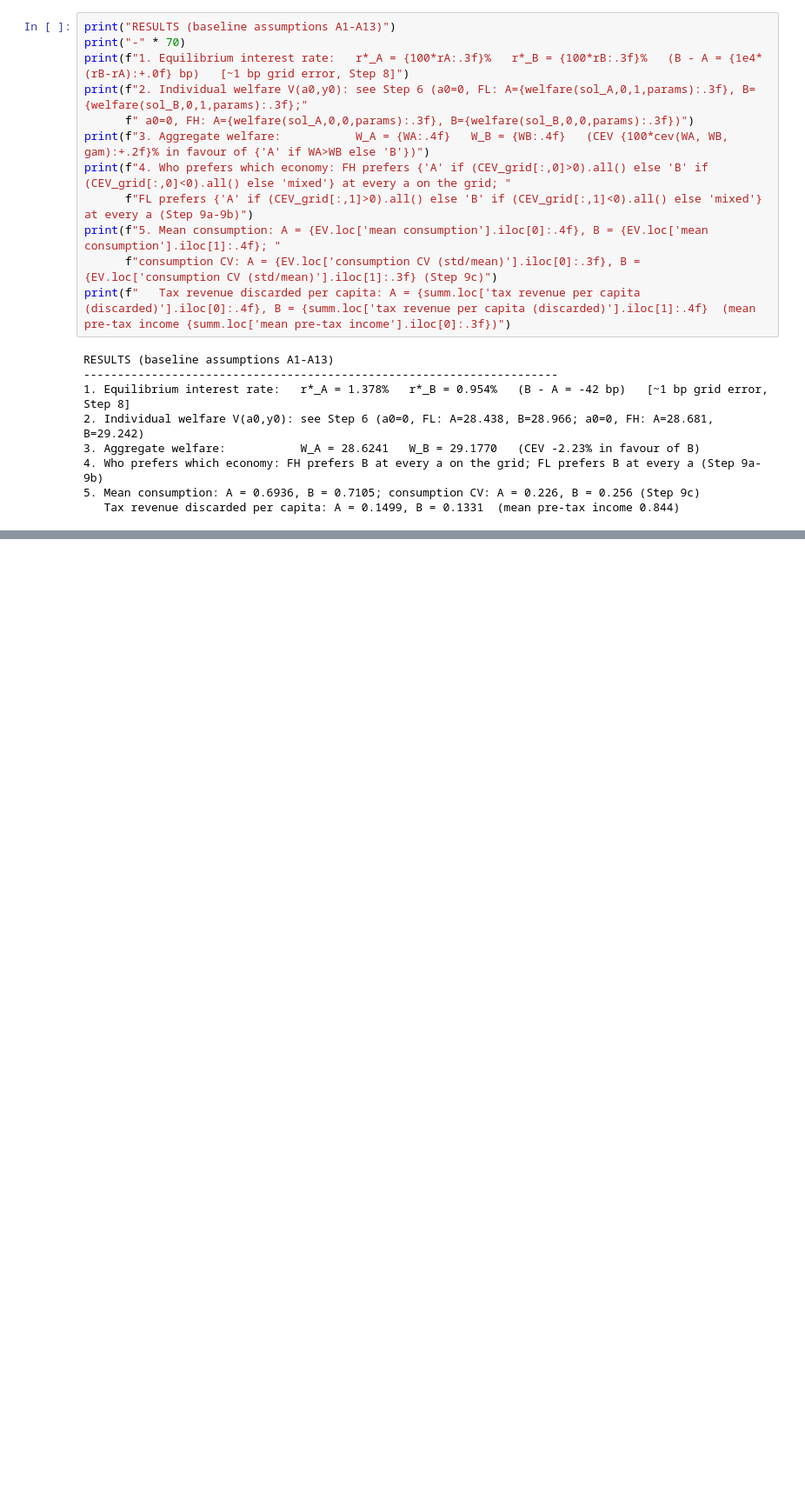
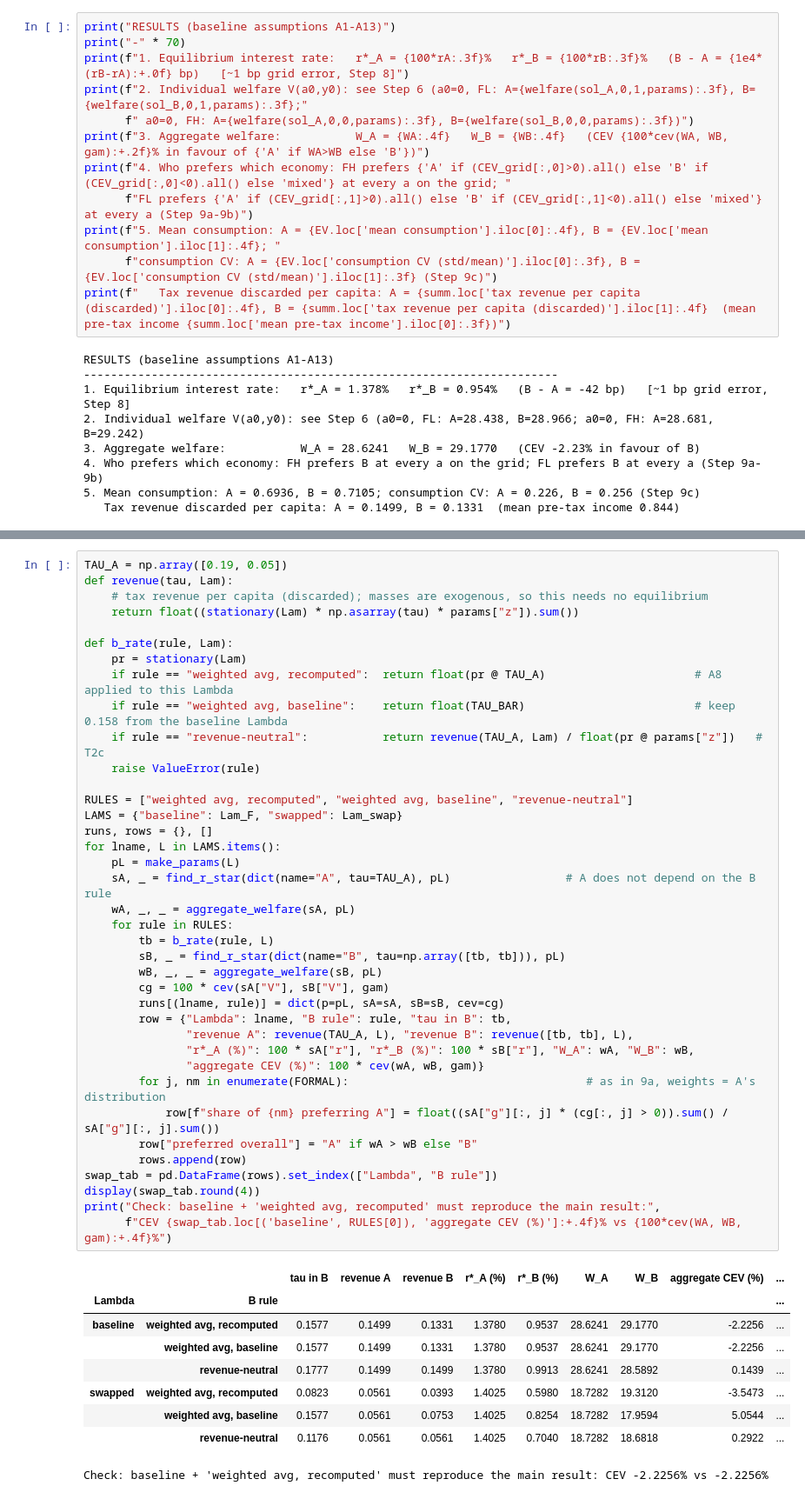
Before and after one commit to gtriberti9/Thesis_ArgFiscal, a Jupyter notebook: building_pipeline/formal_econ.ipynb, the cells around one changed output, grey strips where cells are left out. Shown at 87% size. Saved outputs shown, nothing was run; the diff lists cells and outputs as text; blank space fills up the shorter version.

```diff
--- a/building_pipeline/formal_econ.ipynb
+++ b/building_pipeline/formal_econ.ipynb
@@ -965,0 +1008,48 @@ RESULTS (baseline assumptions A1-A13)
+# %%
+TAU_A = np.array([0.19, 0.05])
+def revenue(tau, Lam):
+    # tax revenue per capita (discarded); masses are exogenous, so this needs no equilibrium
+    return float((stationary(Lam) * np.asarray(tau) * params["z"]).sum())
+
+def b_rate(rule, Lam):
+    pr = stationary(Lam)
+    if rule == "weighted avg, recomputed":  return float(pr @ TAU_A)                      # A8 applied to this Lambda
+    if rule == "weighted avg, baseline":    return float(TAU_BAR)                         # keep 0.158 from the baseline Lambda
+    if rule == "revenue-neutral":           return revenue(TAU_A, Lam) / float(pr @ params["z"])   # T2c
+    raise ValueError(rule)
+
+RULES = ["weighted avg, recomputed", "weighted avg, baseline", "revenue-neutral"]
+LAMS = {"baseline": Lam_F, "swapped": Lam_swap}
+runs, rows = {}, []
+for lname, L in LAMS.items():
+    pL = make_params(L)
+    sA, _ = find_r_star(dict(name="A", tau=TAU_A), pL)                 # A does not depend on the B rule
+    wA, _, _ = aggregate_welfare(sA, pL)
+    for rule in RULES:
+        tb = b_rate(rule, L)
+        sB, _ = find_r_star(dict(name="B", tau=np.array([tb, tb])), pL)
+        wB, _, _ = aggregate_welfare(sB, pL)
+        cg = 100 * cev(sA["V"], sB["V"], gam)
+        runs[(lname, rule)] = dict(p=pL, sA=sA, sB=sB, cev=cg)
+        row = {"Lambda": lname, "B rule": rule, "tau in B": tb,
+               "revenue A": revenue(TAU_A, L), "revenue B": revenue([tb, tb], L),
+               "r*_A (%)": 100 * sA["r"], "r*_B (%)": 100 * sB["r"], "W_A": wA, "W_B": wB,
+               "aggregate CEV (%)": 100 * cev(wA, wB, gam)}
+        for j, nm in enumerate(FORMAL):                                   # as in 9a, weights = A's distribution
+            row[f"share of {nm} preferring A"] = float((sA["g"][:, j] * (cg[:, j] > 0)).sum() / sA["g"][:, j].sum())
+        row["preferred overall"] = "A" if wA > wB else "B"
+        rows.append(row)
+swap_tab = pd.DataFrame(rows).set_index(["Lambda", "B rule"])
+display(swap_tab.round(4))
+print("Check: baseline + 'weighted avg, recomputed' must reproduce the main result:",
+      f"CEV {swap_tab.loc[('baseline', RULES[0]), 'aggregate CEV (%)']:+.4f}% vs {100*cev(WA, WB, gam):+.4f}%")
+# %% [output]
+|  |  | tau in B | revenue A | revenue B | r*_A (%) | r*_B (%) | W_A | W_B | aggregate CEV (%) | ... |
+| Lambda | B rule |  |  |  |  |  |  |  |  | ... |
+| baseline | weighted avg, recomputed | 0.1577 | 0.1499 | 0.1331 | 1.3780 | 0.9537 | 28.6241 | 29.1770 | -2.2256 | ... |
+|  | weighted avg, baseline | 0.1577 | 0.1499 | 0.1331 | 1.3780 | 0.9537 | 28.6241 | 29.1770 | -2.2256 | ... |
+|  | revenue-neutral | 0.1777 | 0.1499 | 0.1499 | 1.3780 | 0.9913 | 28.6241 | 28.5892 | 0.1439 | ... |
+| swapped | weighted avg, recomputed | 0.0823 | 0.0561 | 0.0393 | 1.4025 | 0.5980 | 18.7282 | 19.3120 | -3.5473 | ... |
+|  | weighted avg, baseline | 0.1577 | 0.0561 | 0.0753 | 1.4025 | 0.8254 | 18.7282 | 17.9594 | 5.0544 | ... |
+|  | revenue-neutral | 0.1176 | 0.0561 | 0.0561 | 1.4025 | 0.7040 | 18.7282 | 18.6818 | 0.2922 | ... |
+Check: baseline + 'weighted avg, recomputed' must reproduce the main result: CEV -2.2256% vs -2.2256%
```
Also changed, not shown: parts of 7 cells of this notebook.
